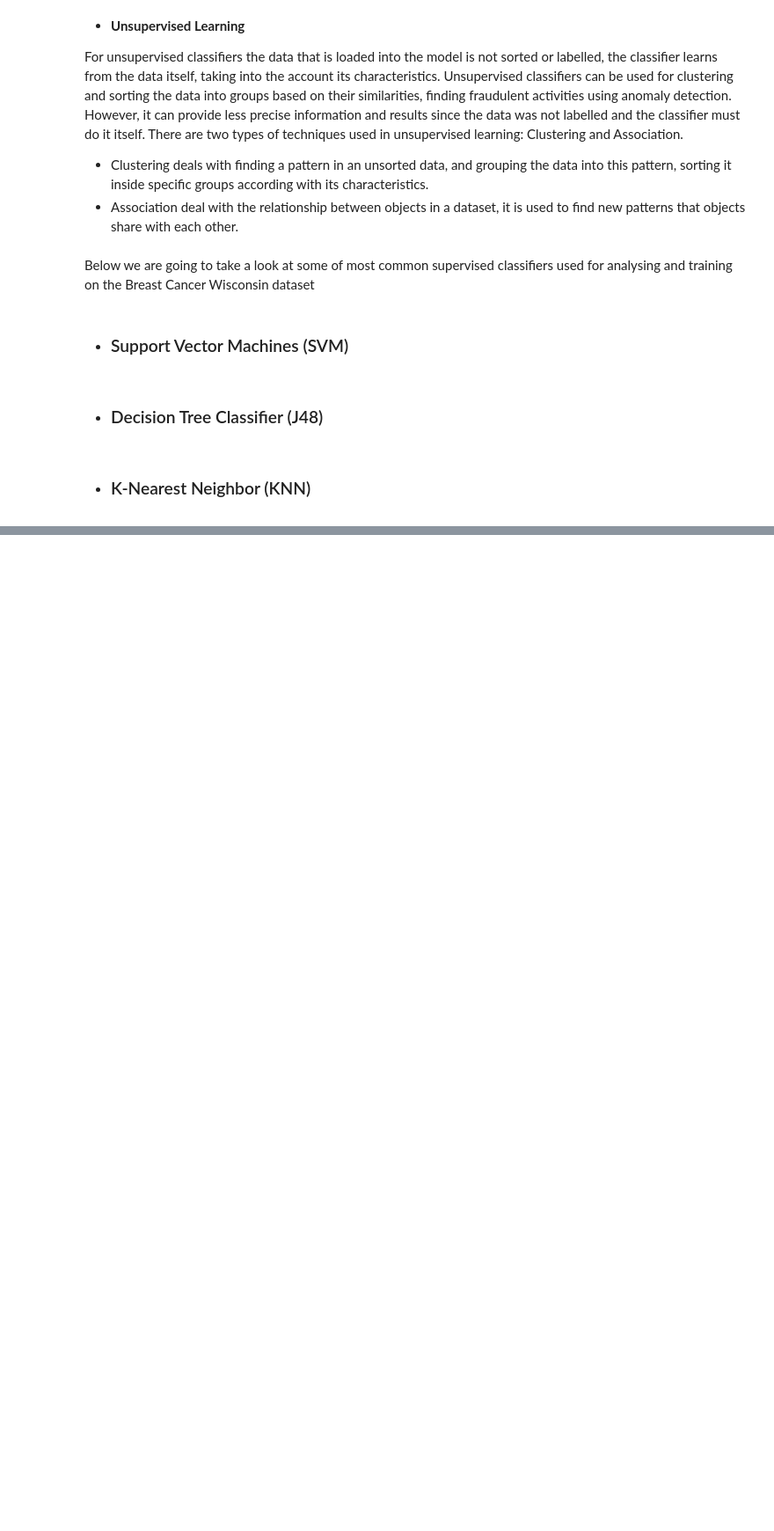
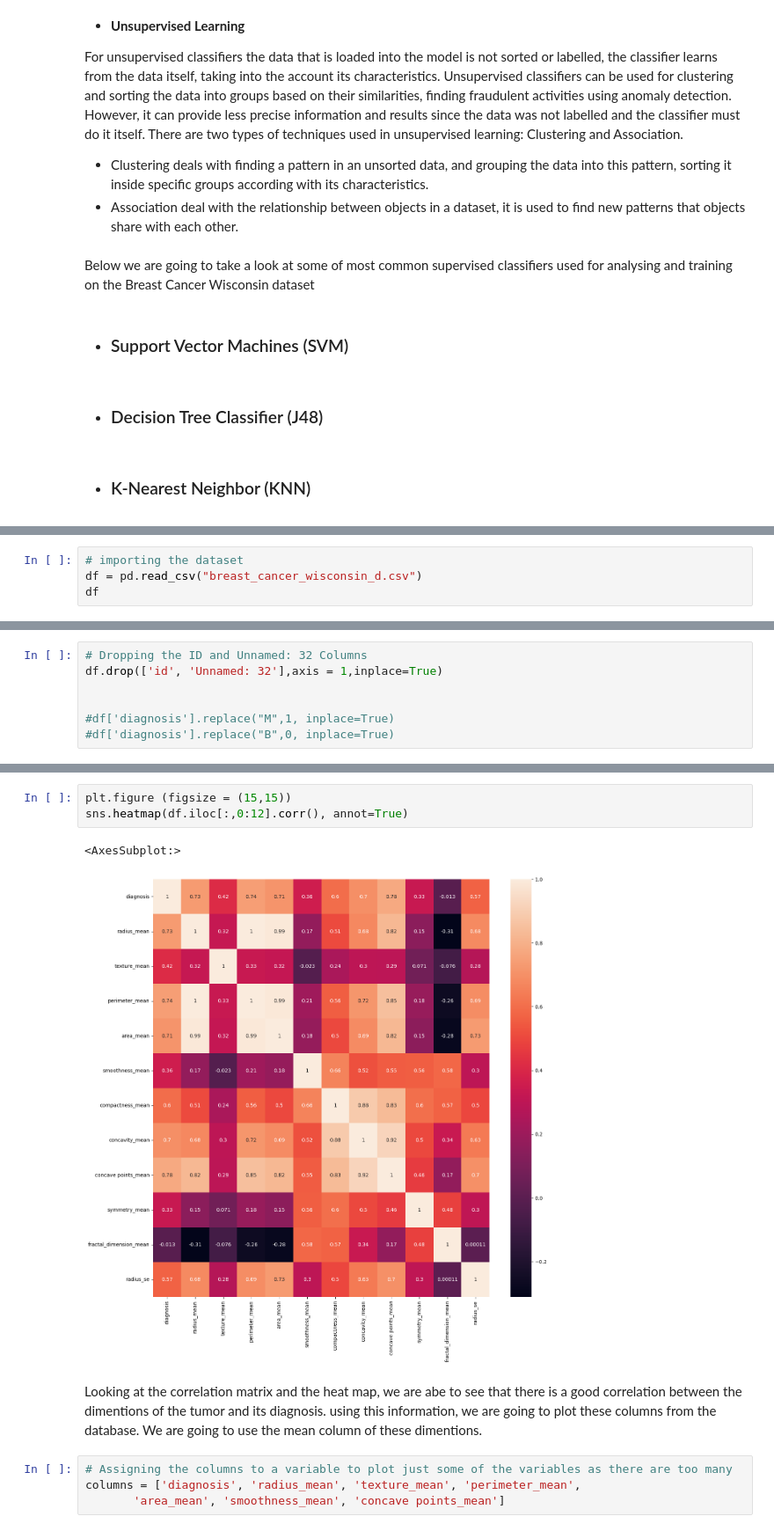
Before and after one commit to ReRiva/PfDA_Project2, a Jupyter notebook: notebook-project.ipynb, the cells around one changed output, grey strips where cells are left out. Shown at 88% size. Cells and saved outputs as stored; diff of their text form; blank space fills up the shorter version.

```diff
--- a/notebook-project.ipynb
+++ b/notebook-project.ipynb
@@ -62,0 +78,4 @@ Below we are going to take a look at some of most common supervised classifiers
+# %%
+# importing the dataset
+df = pd.read_csv("breast_cancer_wisconsin_d.csv")
+df
@@ -62,0 +100,7 @@ Below we are going to take a look at some of most common supervised classifiers
+# %%
+# Dropping the ID and Unnamed: 32 Columns
+df.drop(['id', 'Unnamed: 32'],axis = 1,inplace=True)
+
+
+#df['diagnosis'].replace("M",1, inplace=True)
+#df['diagnosis'].replace("B",0, inplace=True)
@@ -62,0 +182,12 @@ Below we are going to take a look at some of most common supervised classifiers
+# %%
+plt.figure (figsize = (15,15))
+sns.heatmap(df.iloc[:,0:12].corr(), annot=True)
+# %% [output]
+<AxesSubplot:>
+[figure, added]
+# %% [markdown]
+Looking at the correlation matrix and the heat map, we are abe to see that there is a good correlation between the dimentions of the tumor and its diagnosis. using this information, we are going to plot these columns from the database. We are going to use the mean column of these dimentions.
+# %%
+# Assigning the columns to a variable to plot just some of the variables as there are too many
+columns = ['diagnosis', 'radius_mean', 'texture_mean', 'perimeter_mean',
+       'area_mean', 'smoothness_mean', 'concave points_mean']
```
Also changed, not shown: parts of 26 cells of this notebook, 1 other file.
